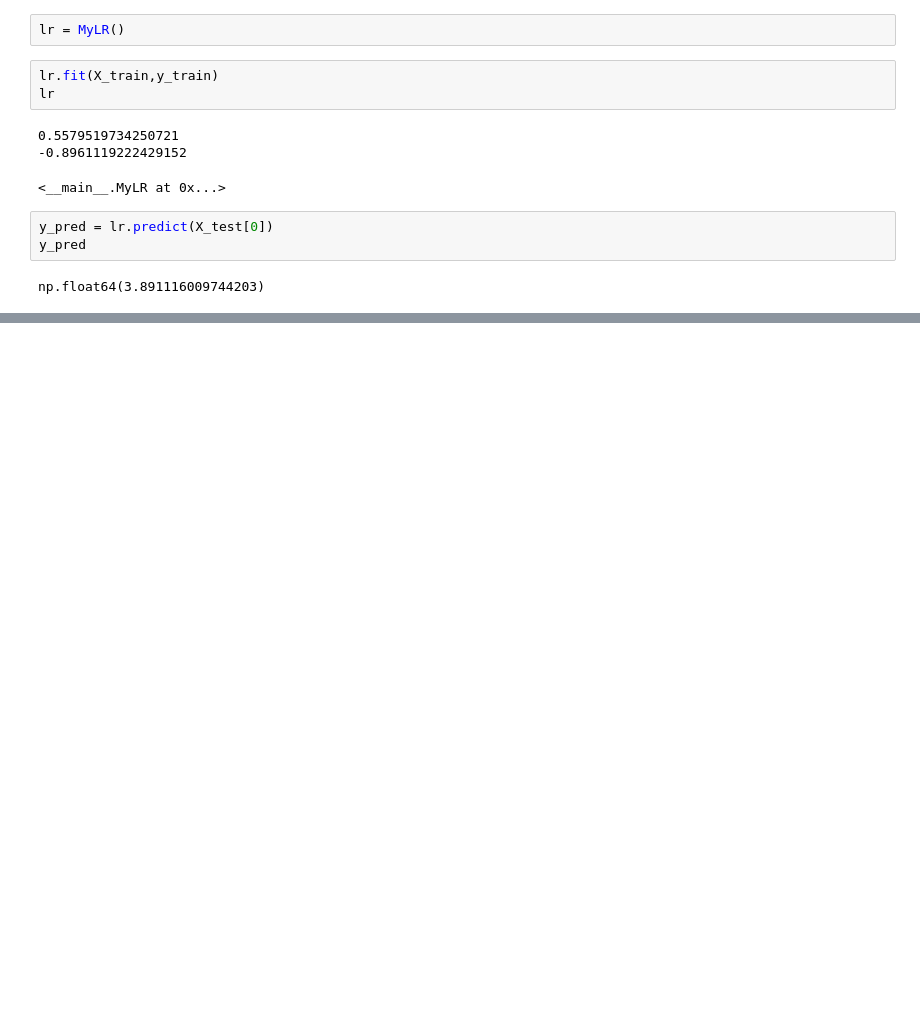
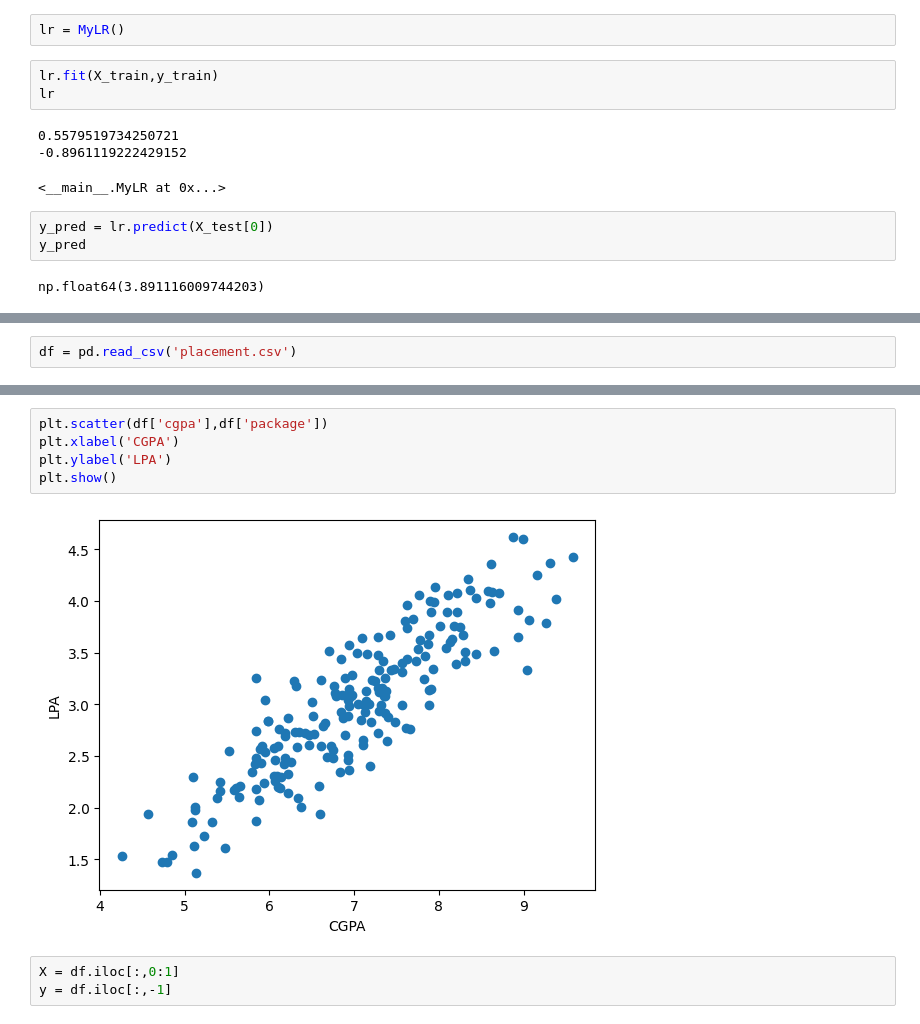
Before and after one commit to Raghavendar-kudugunti/Algorithms_from_scartch, a Jupyter notebook: Linear_Regression/Linear_regression_from_scratch.ipynb, the cells around one changed output, grey strips where cells are left out. Cells and saved outputs as stored; diff of their text form; blank space fills up the shorter version.

```diff
--- a/Linear_Regression/Linear_regression_from_scratch.ipynb
+++ b/Linear_Regression/Linear_regression_from_scratch.ipynb
@@ -93,0 +100,2 @@ np.float64(3.891116009744203)
+# %%
+df = pd.read_csv('placement.csv')
@@ -93,0 +111,10 @@ np.float64(3.891116009744203)
+# %%
+plt.scatter(df['cgpa'],df['package'])
+plt.xlabel('CGPA')
+plt.ylabel('LPA')
+plt.show()
+# %% [output]
+[figure, added]
+# %%
+X = df.iloc[:,0:1]
+y = df.iloc[:,-1]
```
Also changed, not shown: parts of 18 cells of this notebook.
